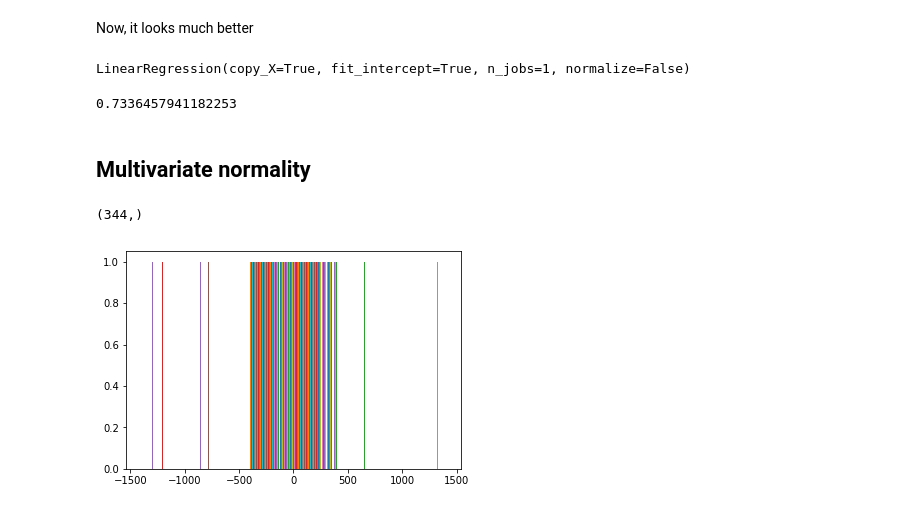
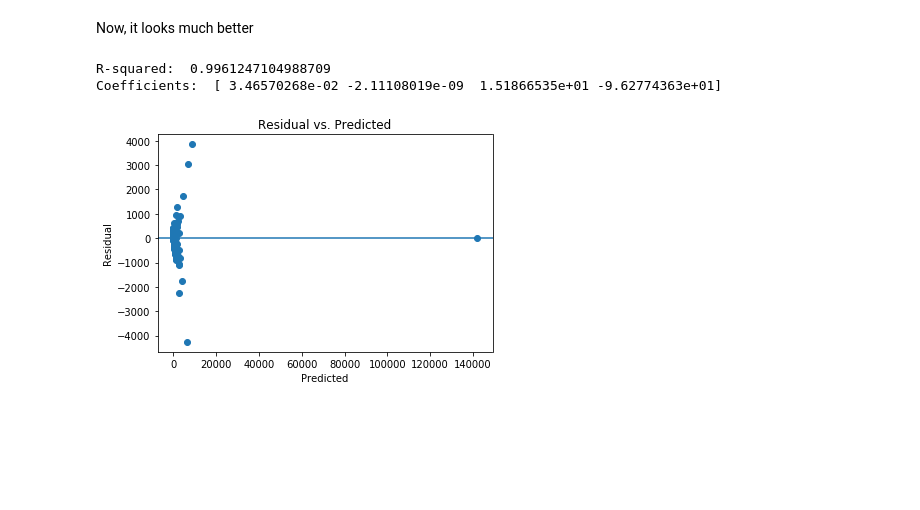
Before and after one commit to vivekpadia70/Thinkful, a Jupyter notebook: make your own regression model.ipynb, the cells around one changed output. Cells and saved outputs as stored; diff of their text form; code cells hidden in the pictures; blank space fills up the shorter version.

Commit message:
validating linear regression

```diff
--- a/make your own regression model.ipynb
+++ b/make your own regression model.ipynb
@@ -23,8 +29,3 @@ sns.pairplot(df)
-# %%
-df = df[df['population'] < df['population'].max()]
-df = df[df['murder'] < df['murder'].max()]
-df = df[df['robbery'] < df['robbery'].max()]
-df = df[df['property crime'] < df['property crime'].max()]
 # %%
 sns.pairplot(df)
 # %% [output]
@@ -44,18 +40,29 @@ reg = linear_model.LinearRegression()
-# %%
-reg.fit(x,y)
-# %% [output]
-LinearRegression(copy_X=True, fit_intercept=True, n_jobs=1, normalize=False)
-# %%
-reg.score(x,y)
-# %% [output]
-0.7336457941182253
-# %% [markdown]
-## Multivariate normality
-# %%
-residual = y - reg.predict(x).ravel()
-print(residual.shape)
-plt.hist(residual, bins=[-1500, -500, 500, 1500])
-plt.show()
-# %% [output]
-(344,)
-[figure, removed]
+# %%
+x = df[['population', 'population^2', 'murder', 'robbery']]
+y = df['property crime']
+
+# We have chosen these features because they are not corelated to each other.
+# population is most effective feature in input. so we have used it's square too for giving it more importance.
+# Further murder and robbery are converted to categorical variables.
+
+reg = linear_model.LinearRegression()
+reg.fit(x,y)
+print("R-squared: ", reg.score(x,y))
+print("Coefficients: ", reg.coef_)
+
+# These features explain most of the variance in data.
+# %% [output]
+R-squared:  0.9961247104988709
+Coefficients:  [ 3.46570268e-02 -2.11108019e-09  1.51866535e+01 -9.62774363e+01]
+# %%
+predicted = reg.predict(x).ravel()
+residual = y-predicted
+
+plt.scatter(predicted, residual)
+plt.xlabel('Predicted')
+plt.ylabel('Residual')
+plt.axhline(y=0)
+plt.title('Residual vs. Predicted')
+plt.show()
+# %% [output]
+[figure, added]
```
Also changed, not shown: parts of 8 cells of this notebook.
